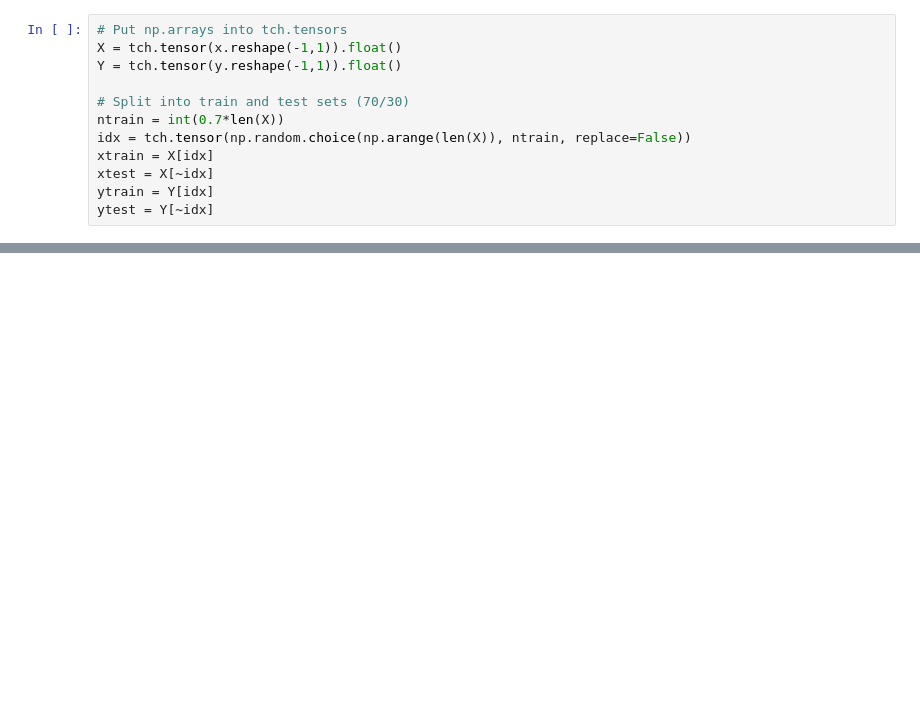
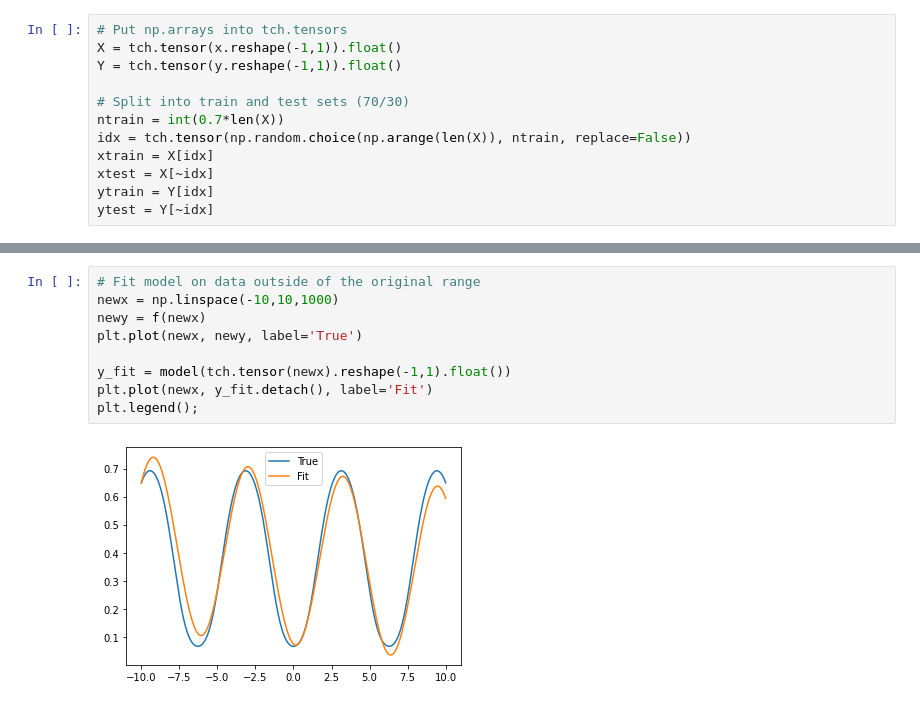
Before and after one commit to david-toth/Misc, a Jupyter notebook: Nonlinear_Regression_with_PyTorch.ipynb, the cells around one changed output, grey strips where cells are left out. Cells and saved outputs as stored; diff of their text form; blank space fills up the shorter version.

```diff
--- a/Nonlinear_Regression_with_PyTorch.ipynb
+++ b/Nonlinear_Regression_with_PyTorch.ipynb
@@ -106,0 +108,11 @@ Test set loss:  0.010498308576643467
+# %%
+# Fit model on data outside of the original range
+newx = np.linspace(-10,10,1000)
+newy = f(newx)
+plt.plot(newx, newy, label='True')
+
+y_fit = model(tch.tensor(newx).reshape(-1,1).float())
+plt.plot(newx, y_fit.detach(), label='Fit')
+plt.legend();
+# %% [output]
+[figure, added]
```
Also changed, not shown: parts of 10 cells of this notebook.
